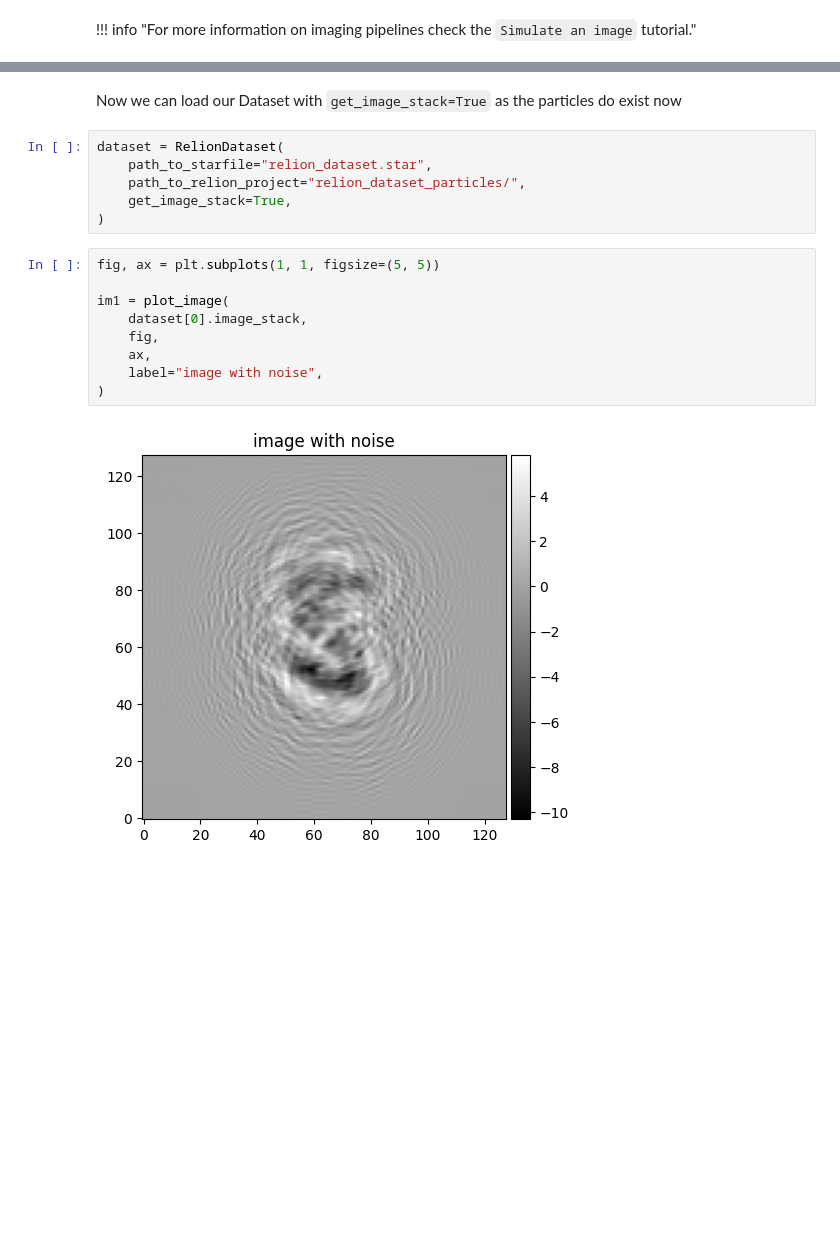
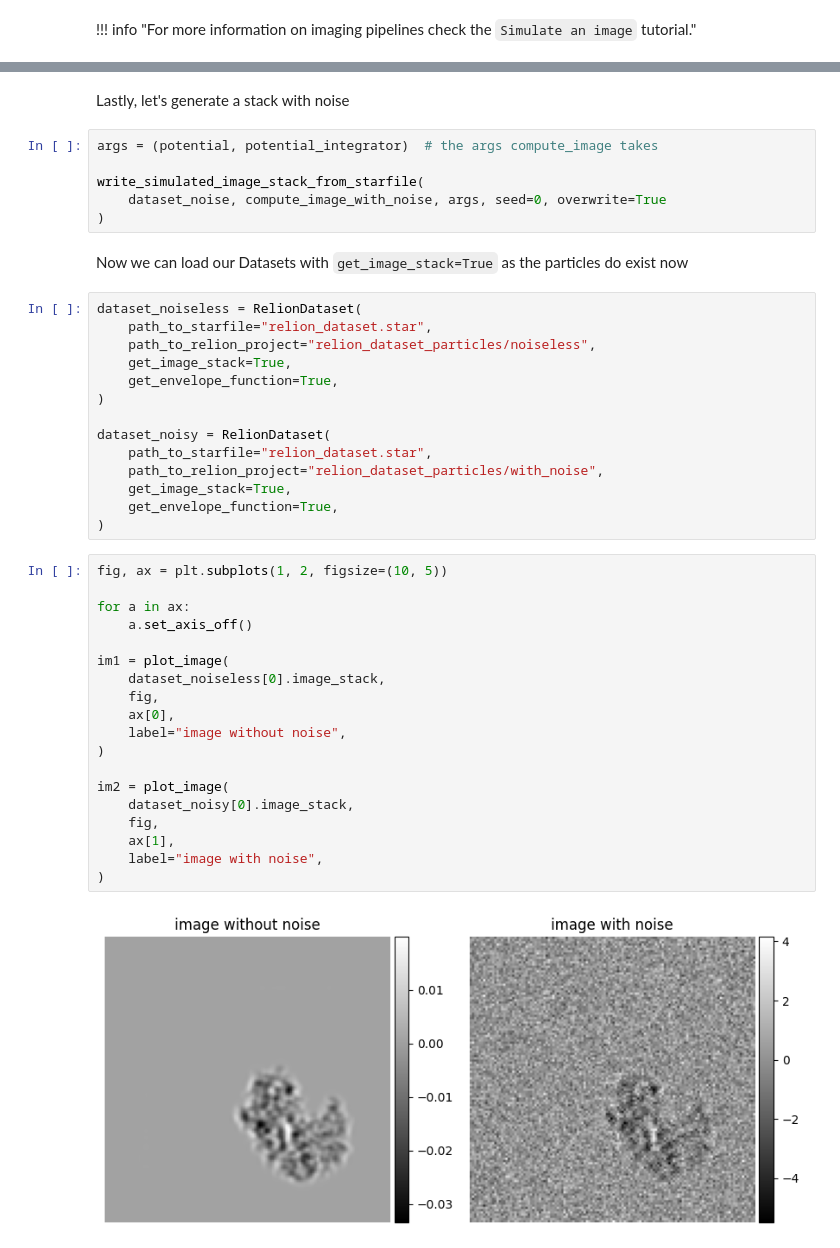
Before and after one commit to mjo22/cryojax, a Jupyter notebook: docs/examples/simulate-relion-dataset.ipynb, the cells around one changed output, grey strips where cells are left out. Drawn from its saved outputs; the diff is of its cells as text; blank space fills up the shorter version.

Commit message:
write tutorial for new version of writer

```diff
--- a/docs/examples/simulate-relion-dataset.ipynb
+++ b/docs/examples/simulate-relion-dataset.ipynb
@@ -315,19 +358,45 @@ write_simulated_image_stack_from_starfile(
+# %% [markdown]
+Lastly, let's generate a stack with noise
+# %%
+args = (potential, potential_integrator)  # the args compute_image takes
+
+write_simulated_image_stack_from_starfile(
+    dataset_noise, compute_image_with_noise, args, seed=0, overwrite=True
+)
 # %% [markdown]
-Now we can load our Dataset with `get_image_stack=True` as the particles do exist now
+Now we can load our Datasets with `get_image_stack=True` as the particles do exist now
 # %%
-dataset = RelionDataset(
+dataset_noiseless = RelionDataset(
     path_to_starfile="relion_dataset.star",
-    path_to_relion_project="relion_dataset_particles/",
+    path_to_relion_project="relion_dataset_particles/noiseless",
     get_image_stack=True,
+    get_envelope_function=True,
 )
+
+dataset_noisy = RelionDataset(
+    path_to_starfile="relion_dataset.star",
+    path_to_relion_project="relion_dataset_particles/with_noise",
+    get_image_stack=True,
+    get_envelope_function=True,
+)
 # %%
-fig, ax = plt.subplots(1, 1, figsize=(5, 5))
+fig, ax = plt.subplots(1, 2, figsize=(10, 5))
+
+for a in ax:
+    a.set_axis_off()
 
 im1 = plot_image(
-    dataset[0].image_stack,
+    dataset_noiseless[0].image_stack,
     fig,
-    ax,
+    ax[0],
+    label="image without noise",
+)
+
+im2 = plot_image(
+    dataset_noisy[0].image_stack,
+    fig,
+    ax[1],
     label="image with noise",
 )
 # %% [output]
-[figure, old version]
+[figure, new version]
```
Also changed, not shown: parts of 35 cells of this notebook, 1 other file.
